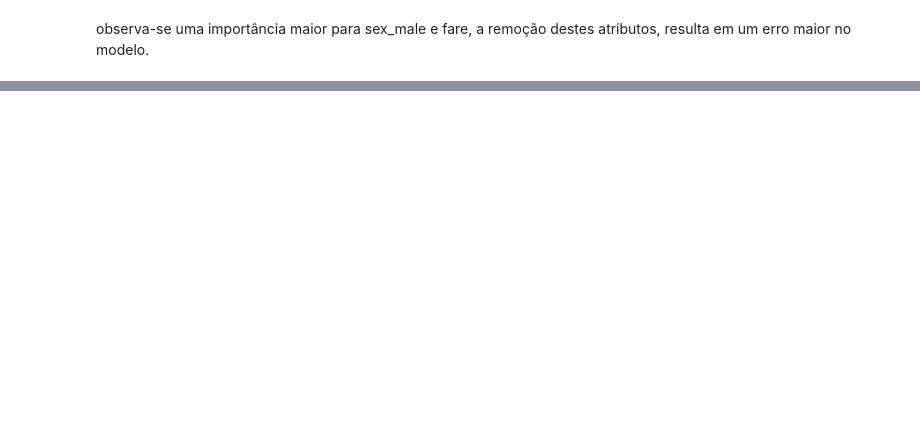
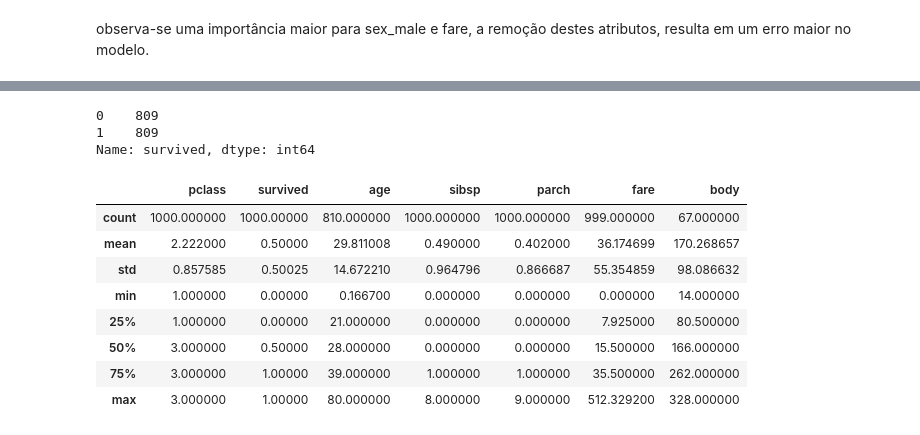
Before and after one commit to 6abi/Machine-Learning-Guia-O-Reilly, a Jupyter notebook: ml_pocket_reference-master/ch08/ch08.ipynb, the cells around one changed output, grey strips where cells are left out. Drawn from its saved outputs; the diff is of its cells as text; code cells hidden in the pictures; blank space fills up the shorter version.

```diff
--- a/ml_pocket_reference-master/ch08/ch08.ipynb
+++ b/ml_pocket_reference-master/ch08/ch08.ipynb
@@ -298,0 +361,34 @@ observa-se uma importância maior para sex_male e fare, a remoção destes atrib
+# %%
+from imblearn.over_sampling import (
+    RandomOverSampler,
+)
+ros = RandomOverSampler(random_state=42)
+X_ros, y_ros = ros.fit_resample (X, y)
+pd.Series(y_ros).value_counts()
+# %% [output]
+0    809
+1    809
+Name: survived, dtype: int64
+# %%
+from sklearn.utils import resample
+mask = df.survived == 1
+surv_df = df[mask]
+death_df = df[~mask]
+df_downsample = resample(
+    death_df,
+    replace=False,
+    n_samples=len(surv_df),
+    random_state=42,
+)
+df3 = pd.concat([surv_df, df_downsample])
+df3.describe()
+# %% [output]
+|  | pclass | survived | age | sibsp | parch | fare | body |
+| count | 1000.000000 | 1000.00000 | 810.000000 | 1000.000000 | 1000.000000 | 999.000000 | 67.000000 |
+| mean | 2.222000 | 0.50000 | 29.811008 | 0.490000 | 0.402000 | 36.174699 | 170.268657 |
+| std | 0.857585 | 0.50025 | 14.672210 | 0.964796 | 0.866687 | 55.354859 | 98.086632 |
+| min | 1.000000 | 0.00000 | 0.166700 | 0.000000 | 0.000000 | 0.000000 | 14.000000 |
+| 25% | 1.000000 | 0.00000 | 21.000000 | 0.000000 | 0.000000 | 7.925000 | 80.500000 |
+| 50% | 3.000000 | 0.50000 | 28.000000 | 0.000000 | 0.000000 | 15.500000 | 166.000000 |
+| 75% | 3.000000 | 1.00000 | 39.000000 | 1.000000 | 1.000000 | 35.500000 | 262.000000 |
+| max | 3.000000 | 1.00000 | 80.000000 | 8.000000 | 9.000000 | 512.329200 | 328.000000 |
```
Also changed, not shown: parts of 11 cells of this notebook, 3 other files.
